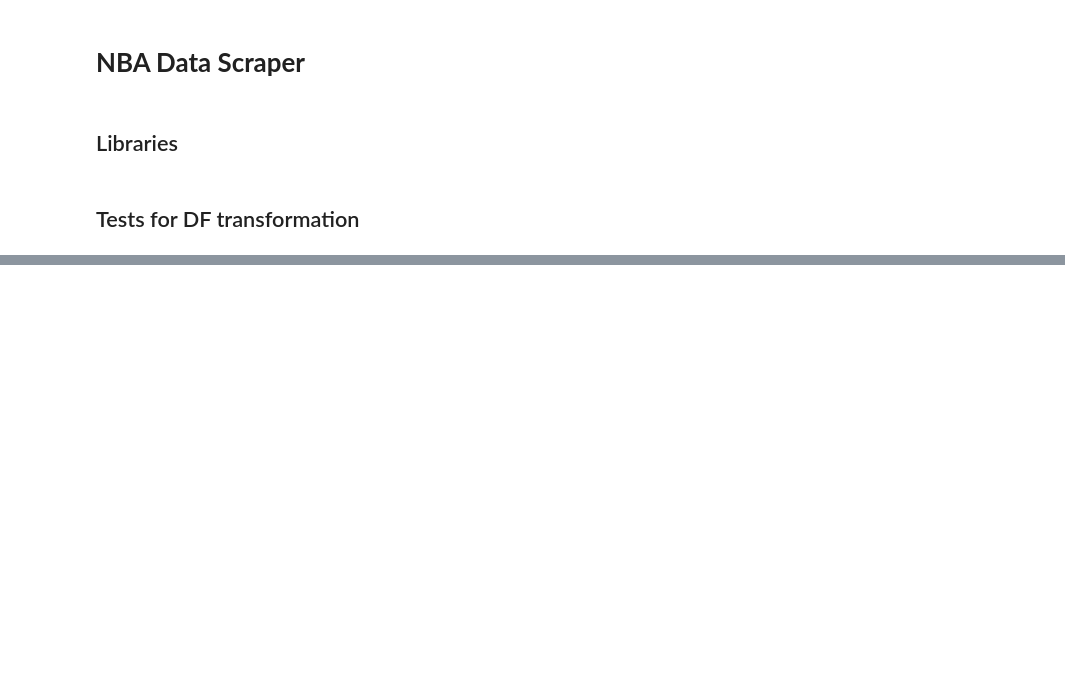
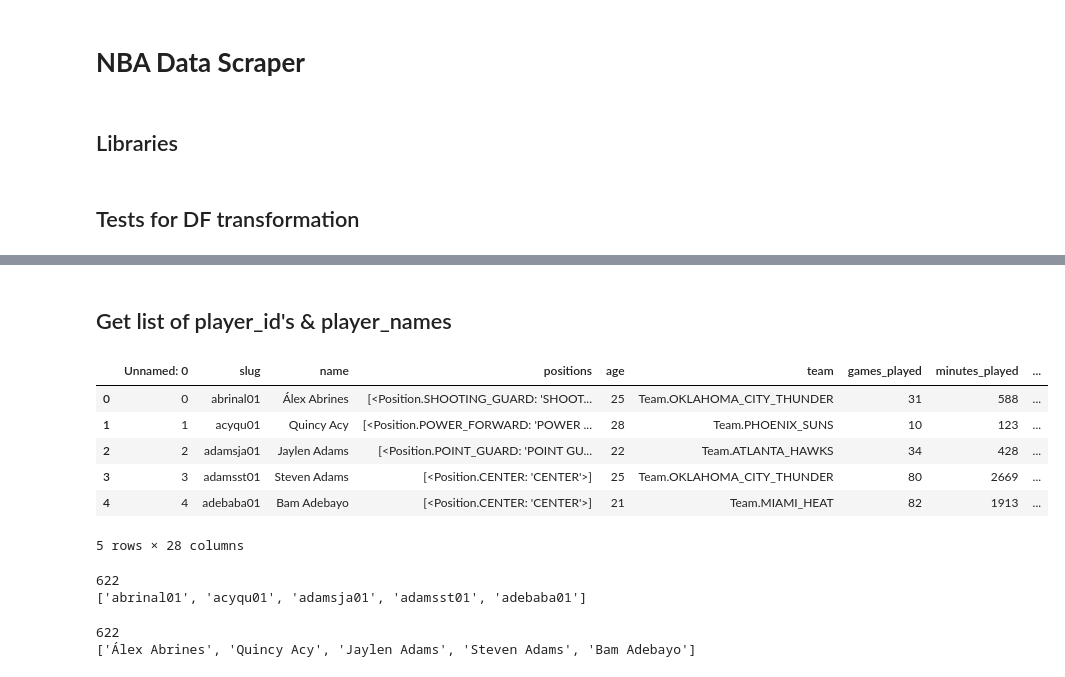
Before and after one commit to ekuo651/NBA-WinLoss-Predictor, a Jupyter notebook: NBA-Scraper.ipynb, the cells around one changed output, grey strips where cells are left out. Cells and saved outputs as stored; diff of their text form; code cells hidden in the pictures; blank space fills up the shorter version.

```diff
--- a/NBA-Scraper.ipynb
+++ b/NBA-Scraper.ipynb
@@ -56,0 +105,28 @@ def all_box_scores(player_id,year_start,year_stop):
+# %% [markdown]
+## Get list of player_id's & player_names
+# %%
+advanced_stats_2019_path = 'Sample_Files/advanced_season_totals_2019.csv'
+advanced_2019 = pd.read_csv(advanced_stats_2019_path)
+advanced_2019.head()
+# %% [output]
+|  | Unnamed: 0 | slug | name | positions | age | team | games_played | minutes_played | ... |
+| 0 | 0 | abrinal01 | Álex Abrines | [<Position.SHOOTING_GUARD: 'SHOOT... | 25 | Team.OKLAHOMA_CITY_THUNDER | 31 | 588 | ... |
+| 1 | 1 | acyqu01 | Quincy Acy | [<Position.POWER_FORWARD: 'POWER ... | 28 | Team.PHOENIX_SUNS | 10 | 123 | ... |
+| 2 | 2 | adamsja01 | Jaylen Adams | [<Position.POINT_GUARD: 'POINT GU... | 22 | Team.ATLANTA_HAWKS | 34 | 428 | ... |
+| 3 | 3 | adamsst01 | Steven Adams | [<Position.CENTER: 'CENTER'>] | 25 | Team.OKLAHOMA_CITY_THUNDER | 80 | 2669 | ... |
+| 4 | 4 | adebaba01 | Bam Adebayo | [<Position.CENTER: 'CENTER'>] | 21 | Team.MIAMI_HEAT | 82 | 1913 | ... |
+5 rows × 28 columns
+# %%
+player_ids = advanced_2019['slug'].to_list()
+print(len(player_ids))
+print(player_ids[:5])
+# %% [output]
+622
+['abrinal01', 'acyqu01', 'adamsja01', 'adamsst01', 'adebaba01']
+# %%
+player_names = advanced_2019['name'].to_list()
+print(len(player_names))
+print(player_names[:5])
+# %% [output]
+622
+['Álex Abrines', 'Quincy Acy', 'Jaylen Adams', 'Steven Adams', 'Bam Adebayo']
```
Also changed, not shown: parts of 11 cells of this notebook.
